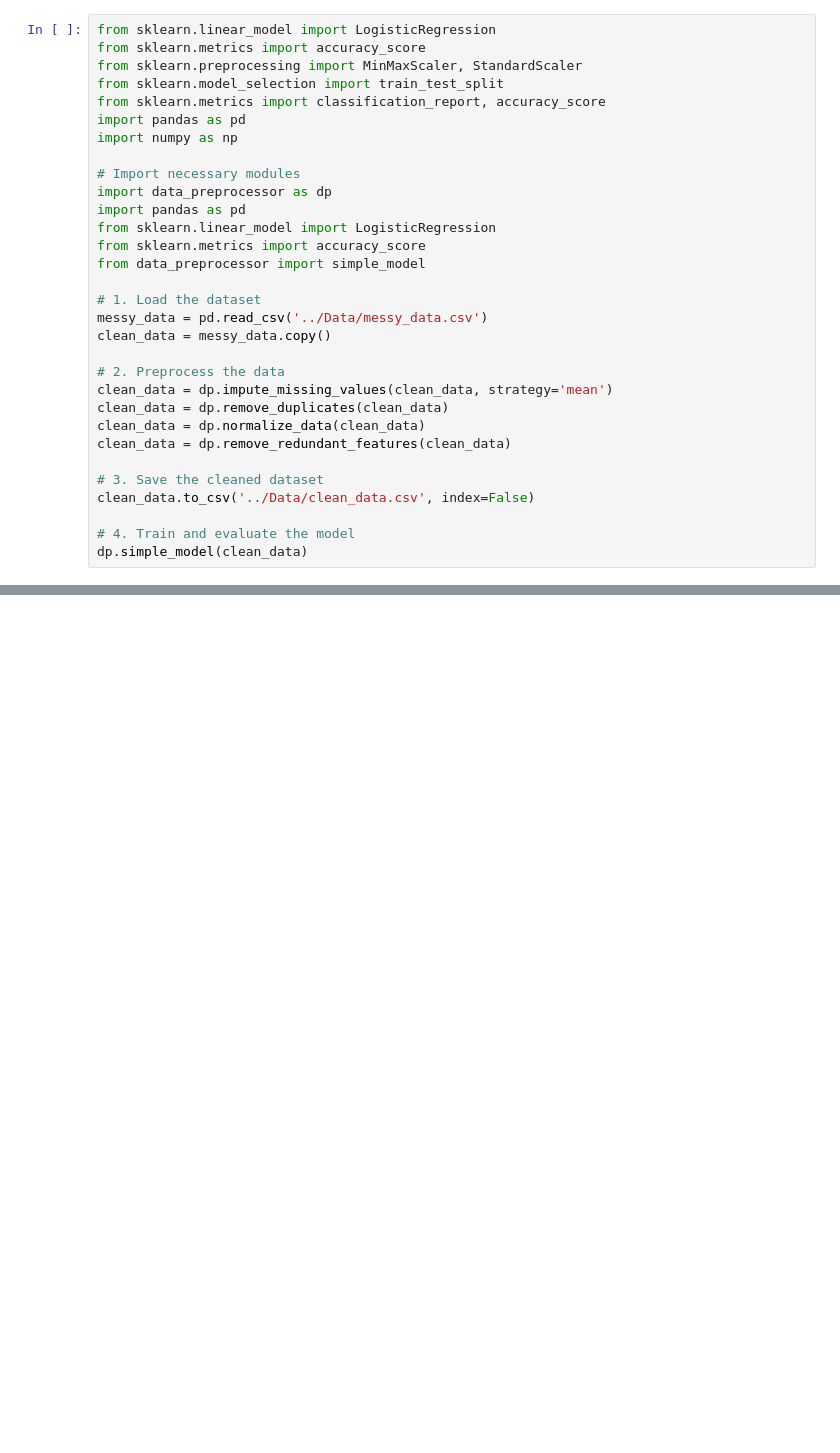
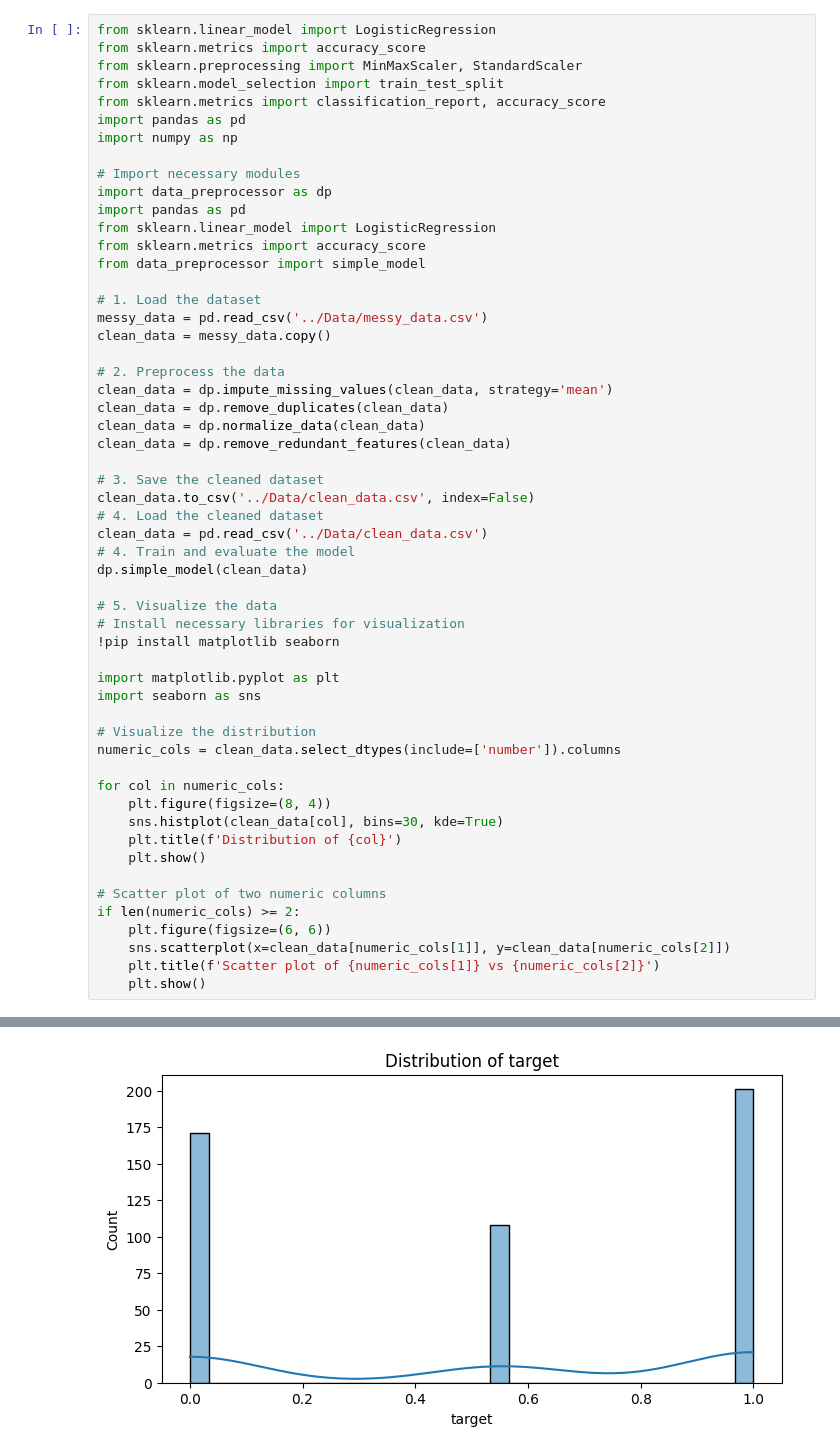
Before and after one commit to divyanshihumber/BINF5507_Assignment1, a Jupyter notebook: BINF5507_Assignment-1/Scripts/main.ipynb, the cells around one changed output, grey strips where cells are left out. Drawn from its saved outputs; the diff is of its cells as text; blank space fills up the shorter version.

Commit message:
Final cleaned dataset, notebook, and scripts

```diff
--- a/BINF5507_Assignment-1/Scripts/main.ipynb
+++ b/BINF5507_Assignment-1/Scripts/main.ipynb
@@ -26,7 +26,31 @@ clean_data = dp.remove_redundant_features(clean_data)
 
 # 3. Save the cleaned dataset
 clean_data.to_csv('../Data/clean_data.csv', index=False)
-
+# 4. Load the cleaned dataset
+clean_data = pd.read_csv('../Data/clean_data.csv')
 # 4. Train and evaluate the model
 dp.simple_model(clean_data)
+
+# 5. Visualize the data
+# Install necessary libraries for visualization
+!pip install matplotlib seaborn
+
+import matplotlib.pyplot as plt
+import seaborn as sns
+
+# Visualize the distribution
+numeric_cols = clean_data.select_dtypes(include=['number']).columns
+
+for col in numeric_cols:
+    plt.figure(figsize=(8, 4))
+    sns.histplot(clean_data[col], bins=30, kde=True)
+    plt.title(f'Distribution of {col}')
+    plt.show()
+
+# Scatter plot of two numeric columns
+if len(numeric_cols) >= 2:
+    plt.figure(figsize=(6, 6))
+    sns.scatterplot(x=clean_data[numeric_cols[1]], y=clean_data[numeric_cols[2]])
+    plt.title(f'Scatter plot of {numeric_cols[1]} vs {numeric_cols[2]}')
+    plt.show()
 # %% [output]
@@ -39,0 +79 @@ For example, when doing 'df[col].method(value, inplace=True)', try using 'df.met
+[figure, added]
```
Also changed, not shown: parts of 1 cell of this notebook.
